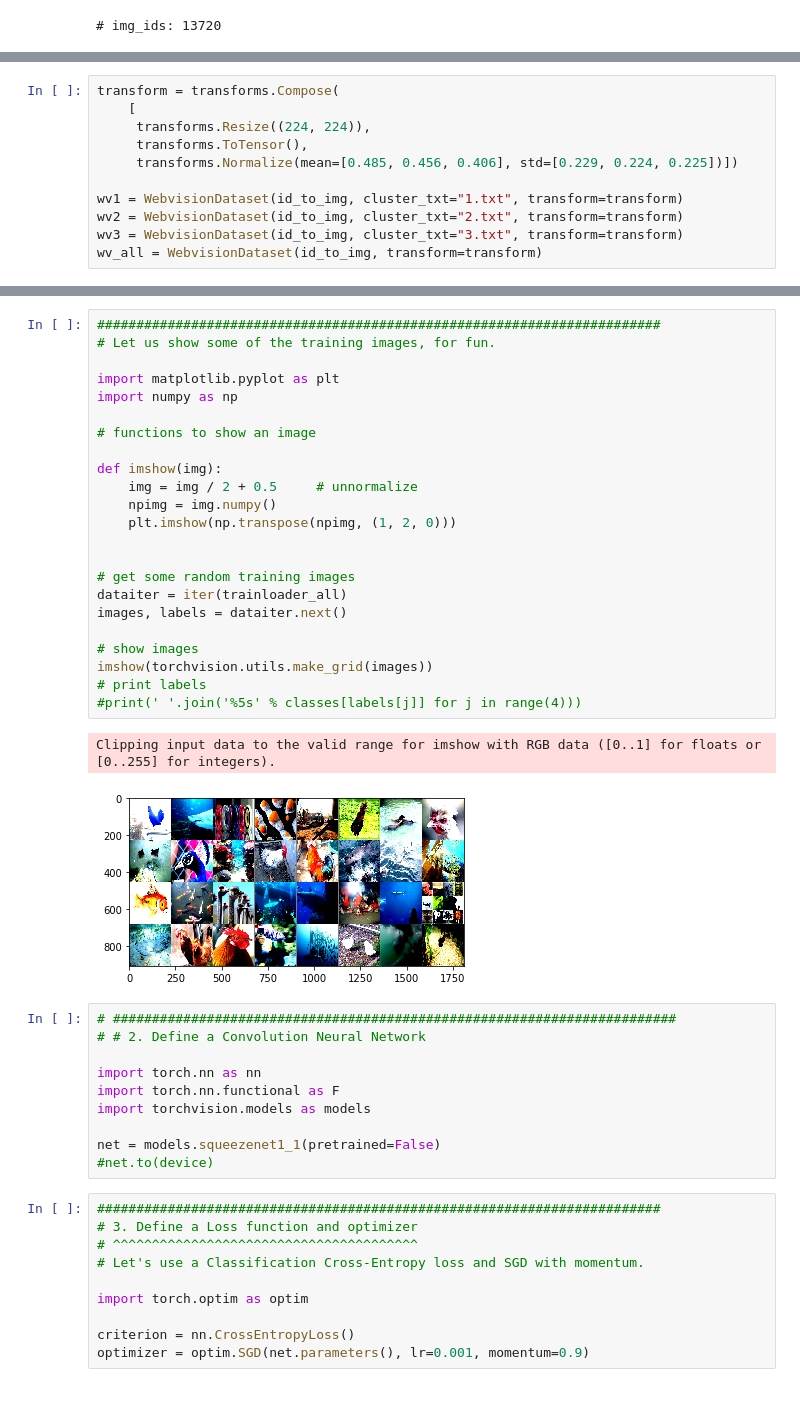
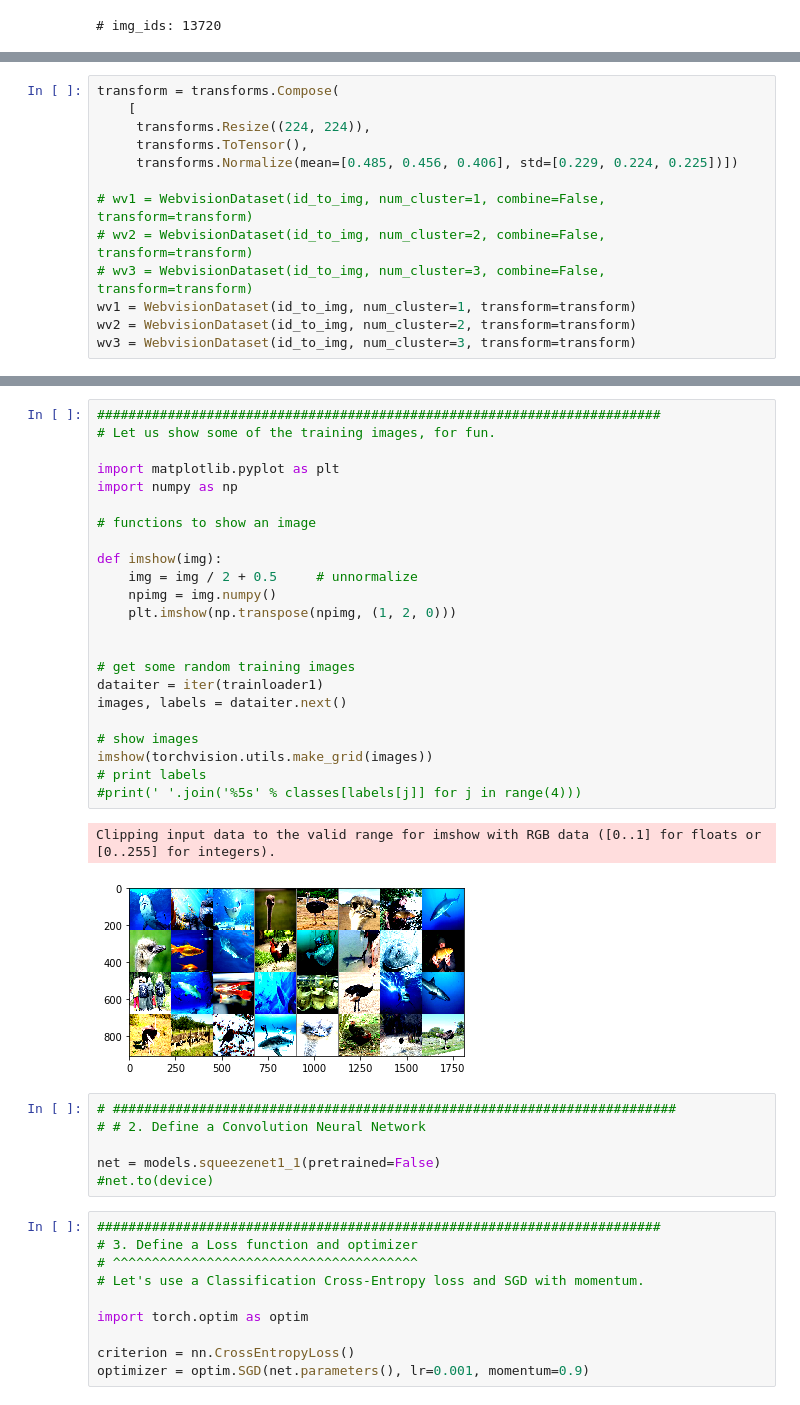
Before and after one commit to sofa13/csi5139-Project, a Jupyter notebook: train-webvision.ipynb, the cells around one changed output, grey strips where cells are left out. Saved outputs shown, nothing was run; the diff lists cells and outputs as text.

Commit message:
Combine cluster stages.

```diff
--- a/train-webvision.ipynb
+++ b/train-webvision.ipynb
@@ -121,10 +133,12 @@ transform = transforms.Compose(
      transforms.ToTensor(),
      transforms.Normalize(mean=[0.485, 0.456, 0.406], std=[0.229, 0.224, 0.225])])
 
-wv1 = WebvisionDataset(id_to_img, cluster_txt="1.txt", transform=transform)
-wv2 = WebvisionDataset(id_to_img, cluster_txt="2.txt", transform=transform)
-wv3 = WebvisionDataset(id_to_img, cluster_txt="3.txt", transform=transform)
-wv_all = WebvisionDataset(id_to_img, transform=transform)
+# wv1 = WebvisionDataset(id_to_img, num_cluster=1, combine=False, transform=transform)
+# wv2 = WebvisionDataset(id_to_img, num_cluster=2, combine=False, transform=transform)
+# wv3 = WebvisionDataset(id_to_img, num_cluster=3, combine=False, transform=transform)
+wv1 = WebvisionDataset(id_to_img, num_cluster=1, transform=transform)
+wv2 = WebvisionDataset(id_to_img, num_cluster=2, transform=transform)
+wv3 = WebvisionDataset(id_to_img, num_cluster=3, transform=transform)
 # %% [output]
 # X_train: 7101
 # y_train: 7101
@@ -168,37 +179,33 @@ classes = ('tench', 'goldfish', 'great_white_shark', 'tiger_shark',
 # %%
 ########################################################################
 # Let us show some of the training images, for fun.
 
 import matplotlib.pyplot as plt
 import numpy as np
 
 # functions to show an image
 
 def imshow(img):
     img = img / 2 + 0.5     # unnormalize
     npimg = img.numpy()
     plt.imshow(np.transpose(npimg, (1, 2, 0)))
 
 
 # get some random training images
-dataiter = iter(trainloader_all)
+dataiter = iter(trainloader1)
 images, labels = dataiter.next()
 
 # show images
 imshow(torchvision.utils.make_grid(images))
 # print labels
 #print(' '.join('%5s' % classes[labels[j]] for j in range(4)))
 # %% [output]
 Clipping input data to the valid range for imshow with RGB data ([0..1] for floats or [0..255] for integers).
-[figure, old version]
+[figure, new version]
 # %%
 # ########################################################################
 # # 2. Define a Convolution Neural Network
 
-import torch.nn as nn
-import torch.nn.functional as F
-import torchvision.models as models
-
 net = models.squeezenet1_1(pretrained=False)
 #net.to(device)
 # %%
```
Also changed, not shown: parts of 8 cells of this notebook.
